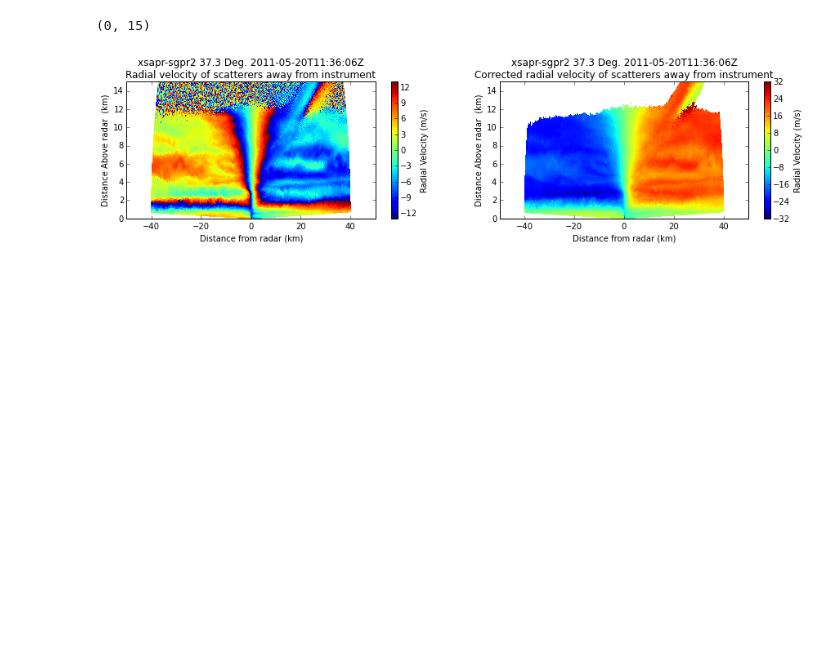
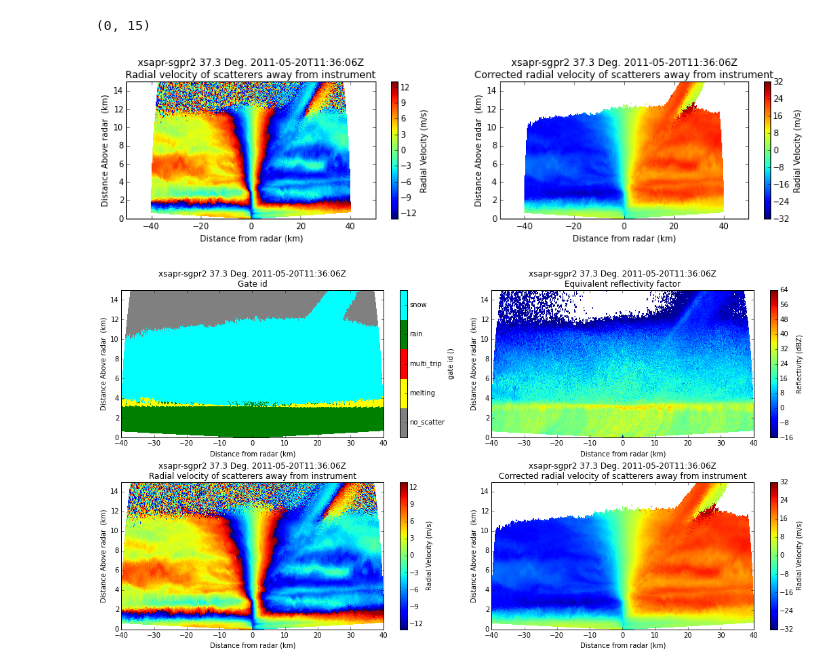
Before and after one commit to ANL-DIGR/openvap, a Jupyter notebook: development/cmac2/notebooks/3 Testing Py-ART implimentations .ipynb, the cells around one changed output. Drawn from its saved outputs; the diff is of its cells as text; code cells hidden in the pictures; blank space fills up the shorter version.

```diff
--- a/development/cmac2/notebooks/3 Testing Py-ART implimentations .ipynb
+++ b/development/cmac2/notebooks/3 Testing Py-ART implimentations .ipynb
@@ -543,3 +543,38 @@ plt.ylim([0,15])
 # %% [output]
 (0, 15)
 [figure]
+# %%
+display = pyart.graph.RadarDisplay(xsapr_radar)
+#create a Matplotlib figure
+fig = plt.figure(figsize = [15,8])
+plt.subplot(2,2,1)
+display.plot_rhi('gate_id', sweep = 0, cmap = cmap, vmin = 0, vmax = 5)
+tick_locs   = np.linspace(0,len(cats)-1 ,len(cats))+0.5
+display.cbs[-1].locator     = matplotlib.ticker.FixedLocator(tick_locs)
+display.cbs[-1].formatter   = matplotlib.ticker.FixedFormatter(cats)
+display.cbs[-1].update_ticks()
+plt.ylim([0,15])
+plt.xlim([-40,40])
+
+plt.subplot(2,2,2)
+display.plot_rhi('reflectivity', sweep = 0,
+                 vmin = -16, vmax = 64, colorbar_label='Reflectivity (dBZ)')
+
+plt.ylim([0,15])
+plt.xlim([-40,40])
+
+plt.subplot(2,2,3)
+display.plot_rhi('velocity', sweep = 0, vmin = -13, vmax = 13,
+                 colorbar_label='Radial Velocity (m/s)')
+plt.ylim([0,15])
+plt.xlim([-40,40])
+
+plt.subplot(2,2,4)
+display.plot_rhi('corrected_mean_doppler_velocity', sweep = 0,
+                 vmin = -32, vmax = 32, colorbar_label='Radial Velocity (m/s)')
+
+plt.ylim([0,15])
+plt.xlim([-40,40])
+plt.tight_layout()
+# %% [output]
+[figure, added]
```
